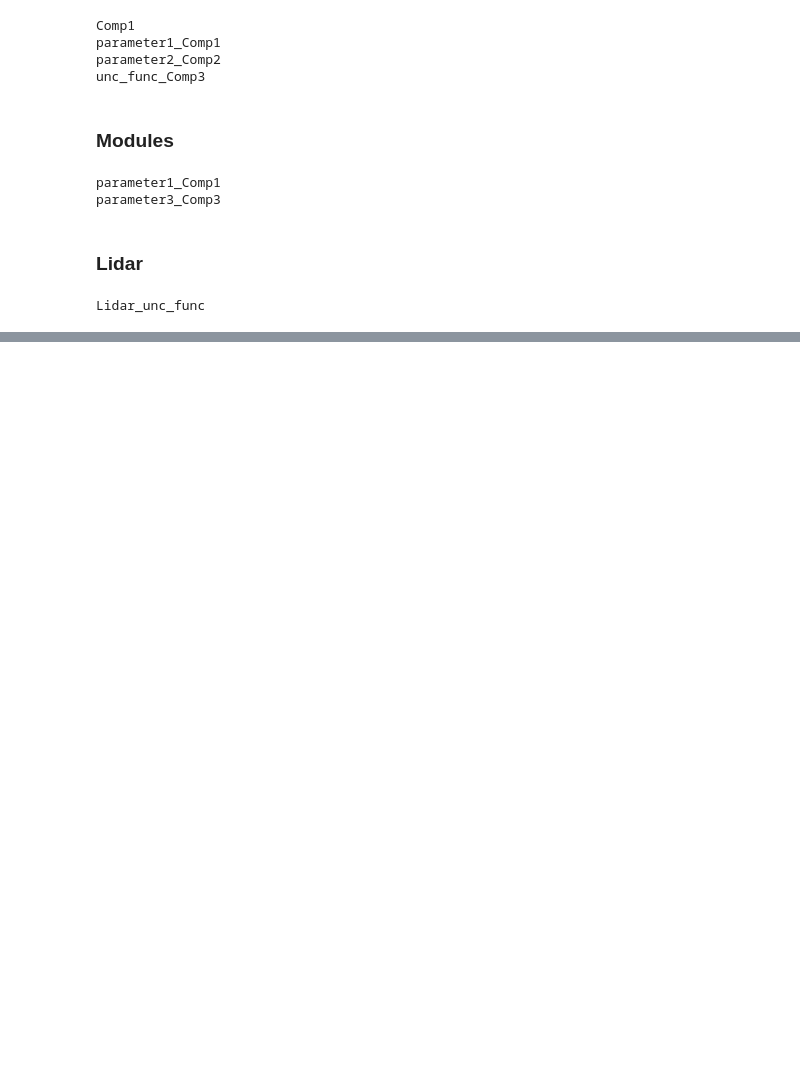
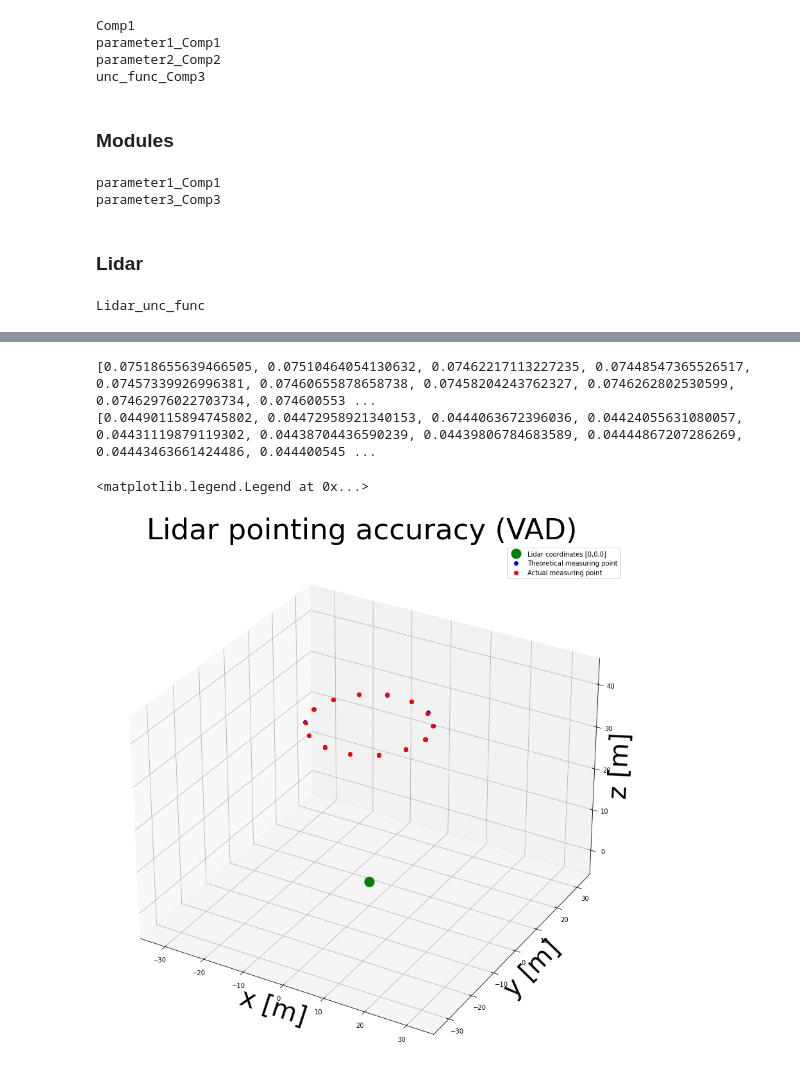
Before and after one commit to SWE-UniStuttgart/Qlunc, a Jupyter notebook: Tutorials/Tutorial0.ipynb, the cells around one changed output, grey strips where cells are left out. Saved outputs shown, nothing was run; the diff lists cells and outputs as text; code cells hidden in the pictures; blank space fills up the shorter version.

```diff
--- a/Tutorials/Tutorial0.ipynb
+++ b/Tutorials/Tutorial0.ipynb
@@ -196,0 +143,6 @@ Different noise contributions are taken into account. Shot noise, thermal noise
+# %%
+Lidar_origin=[0,0,0]
+sample_rate_count=0
+azimuth=np.linspace(1,360,15)
+focus_dist=[40]*len(azimuth)
+cone_angle=[20]*len(azimuth)
@@ -196,0 +151,4 @@ Different noise contributions are taken into account. Shot noise, thermal noise
+# %%
+stdv_azimuth    = 0.1
+stdv_cone_angle = 0.1
+stdv_focus_dist = 0.1
@@ -196,0 +157,13 @@ Different noise contributions are taken into account. Shot noise, thermal noise
+# %%
+Distance      = []
+X             = []
+Y             = []
+Z             = []
+X0            = []
+Y0            = []
+Z0            = []
+NoisyX        = []
+NoisyY        = []
+NoisyZ        = []
+Mean_Distance = []
+Stdv_Distance = []
@@ -196,0 +223,25 @@ Different noise contributions are taken into account. Shot noise, thermal noise
+# %%
+print(Mean_Distance)
+print(Stdv_Distance)
+# %% [output]
+[0.07518655639466505, 0.07510464054130632, 0.07462217113227235, 0.07448547365526517, 0.07457339926996381, 0.07460655878658738, 0.07458204243762327, 0.0746262802530599, 0.07462976022703734, 0.074600553 ...
+[0.04490115894745802, 0.04472958921340153, 0.0444063672396036, 0.04424055631080057, 0.04431119879119302, 0.04438704436590239, 0.04439806784683589, 0.04444867207286269, 0.04443463661424486, 0.044400545 ...
+# %%
+## Ploting:
+fig,axs4 = plt.subplots(figsize=(15,15))
+axs4=plt.axes(projection='3d')
+axs4.plot(Lidar_origin[0],Lidar_origin[1],Lidar_origin[2],'go',markersize=15,label='{} coordinates [{},{},{}]'.format('Lidar',Lidar_origin[0],Lidar_origin[1],Lidar_origin[2]))
+axs4.plot(X0,Y0,Z0,'bo',label='Theoretical measuring point')
+axs4.plot(NoisyX,NoisyY,NoisyZ,'ro',label='Actual measuring point')
+axs4.set_xlim3d(-35,35)
+axs4.set_ylim3d(-35,35)
+axs4.set_zlim3d(-5,45)
+
+axs4.set_xlabel('x [m]',fontsize=40)#,orientation=plot_param['tick_labelrotation'])
+axs4.set_ylabel('y [m]',fontsize=40)#,orientation=plot_param['tick_labelrotation'])
+axs4.set_zlabel('z [m]',fontsize=40)
+axs4.set_title('Lidar pointing accuracy (VAD)',fontsize=45)
+axs4.legend()
+# %% [output]
+<matplotlib.legend.Legend at 0x...>
+[figure, added]
```
Also changed, not shown: parts of 37 cells of this notebook.
